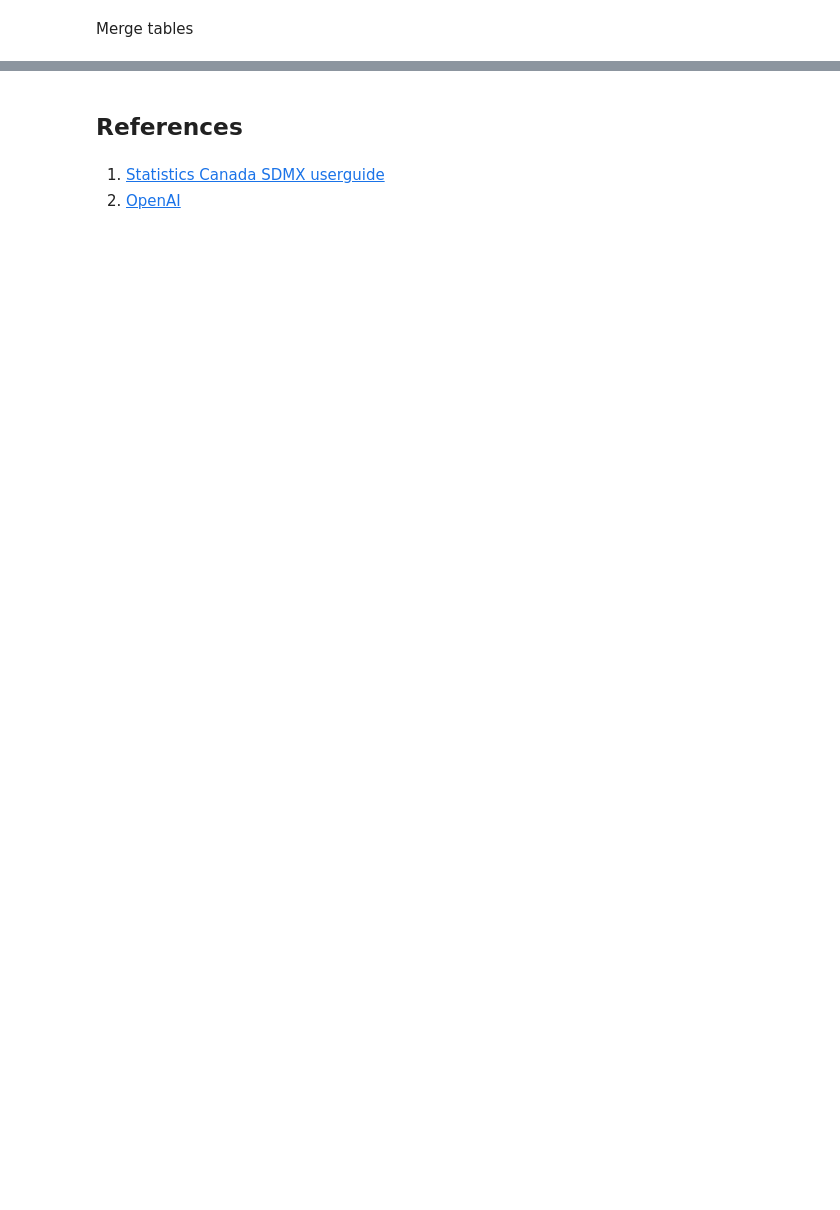
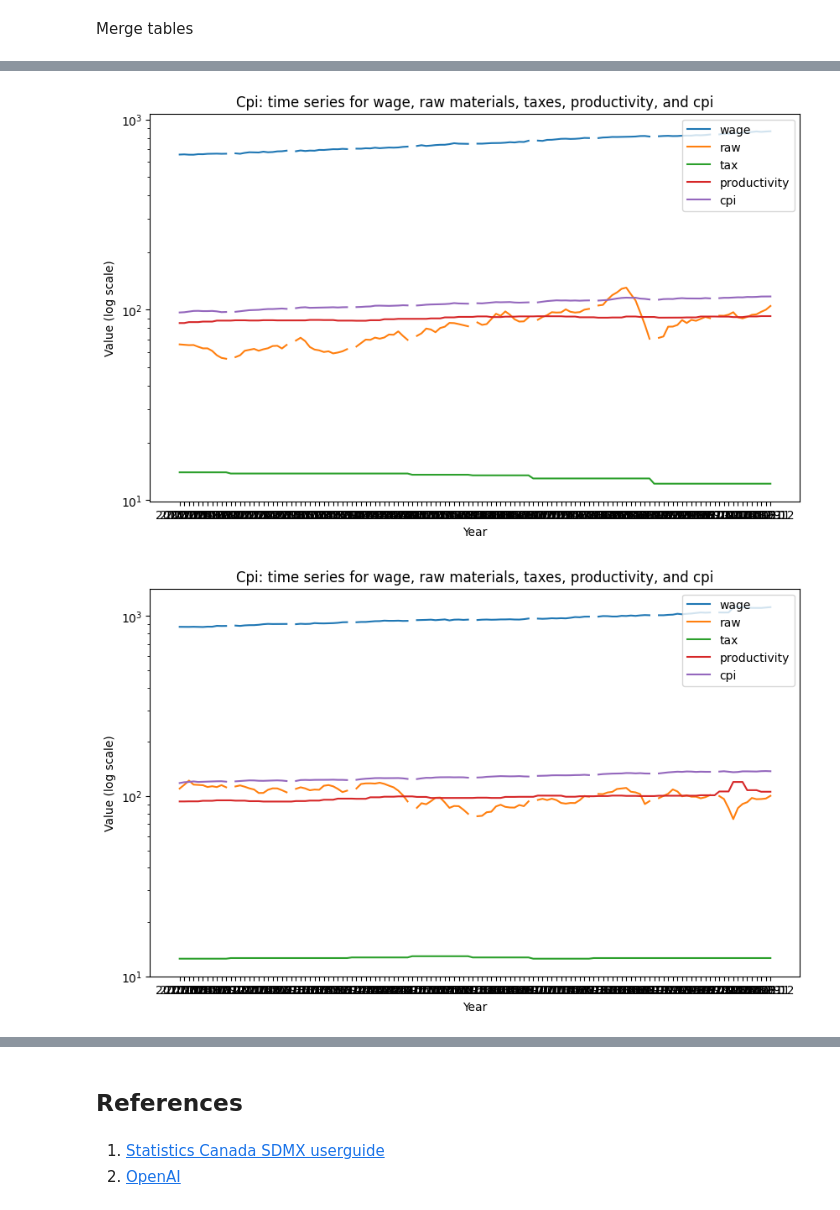
Before and after one commit to FleaBusyBeeBergs/dtsa5506-pipeline, a Jupyter notebook: statcan_etl.ipynb, the cells around one changed output, grey strips where cells are left out. Cells and saved outputs as stored; diff of their text form; code cells hidden in the pictures; blank space fills up the shorter version.

```diff
--- a/statcan_etl.ipynb
+++ b/statcan_etl.ipynb
@@ -194,0 +238,26 @@ MergeError: Passing 'suffixes' which cause duplicate columns {'Value_x'} is not
+# %%
+data_2001_2010 = data[data['Date'].between('2001-01-01', '2010-12-01')]
+data_2011_2020 = data[data['Date'].between('2011-01-01', '2020-12-01')]
+data_2015_2024 = data[data['Date'].between('2015-01-01', '2024-12-01')]
+# %%
+timespans = [data_2001_2010, data_2011_2020, data_2015_2024]
+
+for timespan in timespans:
+    plt.figure(figsize = (10, 6))
+
+    for var in timespan.columns[1:]:
+        plt.plot(timespan['Date'], timespan[var], label = var)
+        plt.yscale('log')
+        plt.xlabel('Year')
+        plt.xticks()
+        plt.ylabel('Value (log scale)')
+
+        # df names
+        df_name = var.replace('_', ' ')
+        df_name = df_name.title()
+
+        plt.title(f'{df_name}: time series for wage, raw materials, taxes, productivity, and cpi')
+        plt.legend()
+# %% [output]
+[figure, added]
+[figure, added]
```
Also changed, not shown: parts of 10 cells of this notebook.
